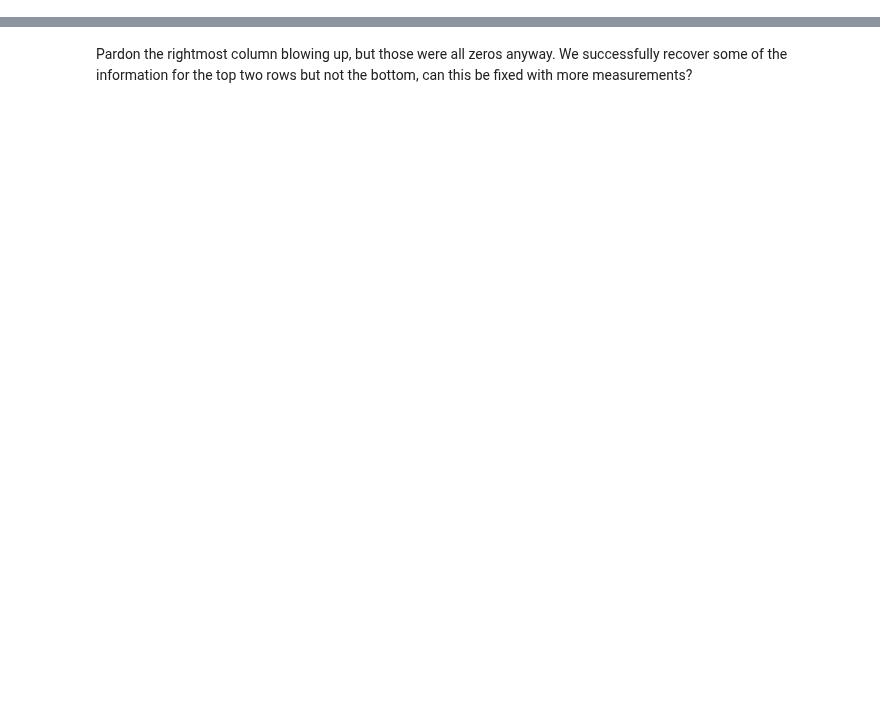
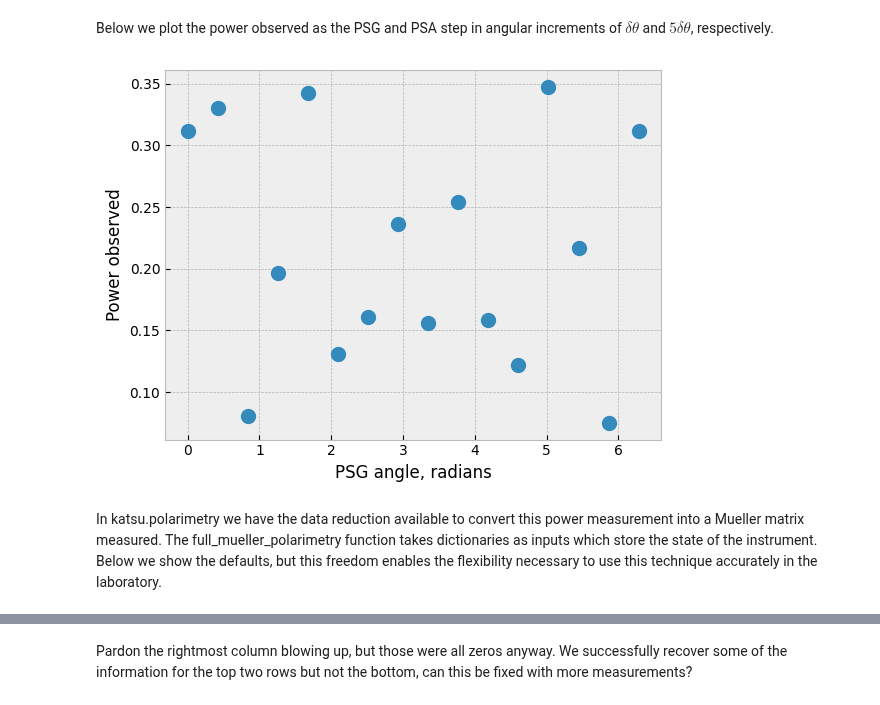
Before and after one commit to Jashcraf/katsu, a Jupyter notebook: docs/notebooks/FullMuellerExample.ipynb, the cells around one changed output, grey strips where cells are left out. Cells and saved outputs as stored; diff of their text form; code cells hidden in the pictures; blank space fills up the shorter version.

```diff
--- a/docs/notebooks/FullMuellerExample.ipynb
+++ b/docs/notebooks/FullMuellerExample.ipynb
@@ -50,0 +47,41 @@ TypeError: full_mueller_polarimetry() missing 2 required positional arguments: '
+# %%
+from katsu.mueller import stokes_from_parameters
+
+# How much more the PSA rotates than the PSG
+PSA_ANGULAR_INCREMENT = 5
+
+# katsu has a simulator built-in, so let's try use that
+thetas = np.linspace(0,2*np.pi,16) # 16 measurements between 0 and pi
+
+# set up polarization state generator
+psg_polarizer = linear_polarizer(0, shape=thetas.shape)
+psg_retarder  = linear_retarder(thetas, np.pi / 2, shape=thetas.shape)
+PSG = psg_retarder @ psg_polarizer
+
+# set up polarization state generator
+psa_polarizer = linear_polarizer(0, shape=thetas.shape)
+psa_retarder  = linear_retarder(PSA_ANGULAR_INCREMENT * thetas, np.pi / 2, shape=thetas.shape)
+PSA = psa_polarizer @ psa_retarder
+
+# set up system Mueller matrix
+Msys = PSA @ M_to_measure @ PSG
+
+# propagate Stokes vector to get power
+Sin = stokes_from_parameters(1, 0, 0, 0)
+Sout = Msys @ Sin
+power_measured = Sout[..., 0, 0]
+# %% [markdown]
+Below we plot the power observed as the PSG and PSA step in angular increments of $\delta\theta$ and $5\delta\theta$, respectively.
+# %%
+import matplotlib.pyplot as plt
+plt.style.use('bmh')
+
+plt.figure()
+plt.ylabel('Power observed')
+plt.xlabel('PSG angle, radians')
+plt.plot(thetas, power_measured, marker='o', linestyle='None', markersize=10)
+plt.show()
+# %% [output]
+[figure, added]
+# %% [markdown]
+In katsu.polarimetry we have the data reduction available to convert this power measurement into a Mueller matrix measured. The full_mueller_polarimetry function takes dictionaries as inputs which store the state of the instrument. Below we show the defaults, but this freedom enables the flexibility necessary to use this technique accurately in the laboratory.
```
Also changed, not shown: parts of 16 cells of this notebook, 4 other files.
